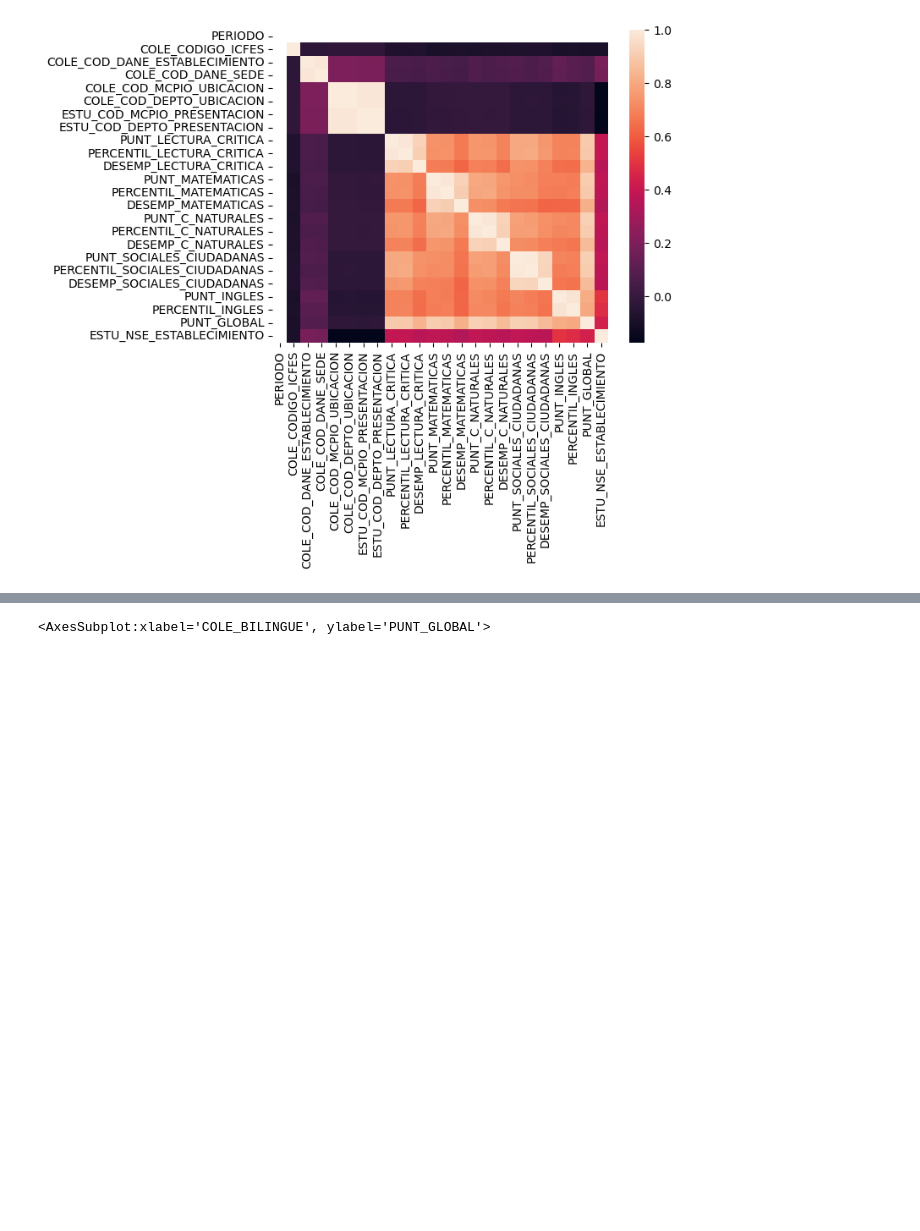
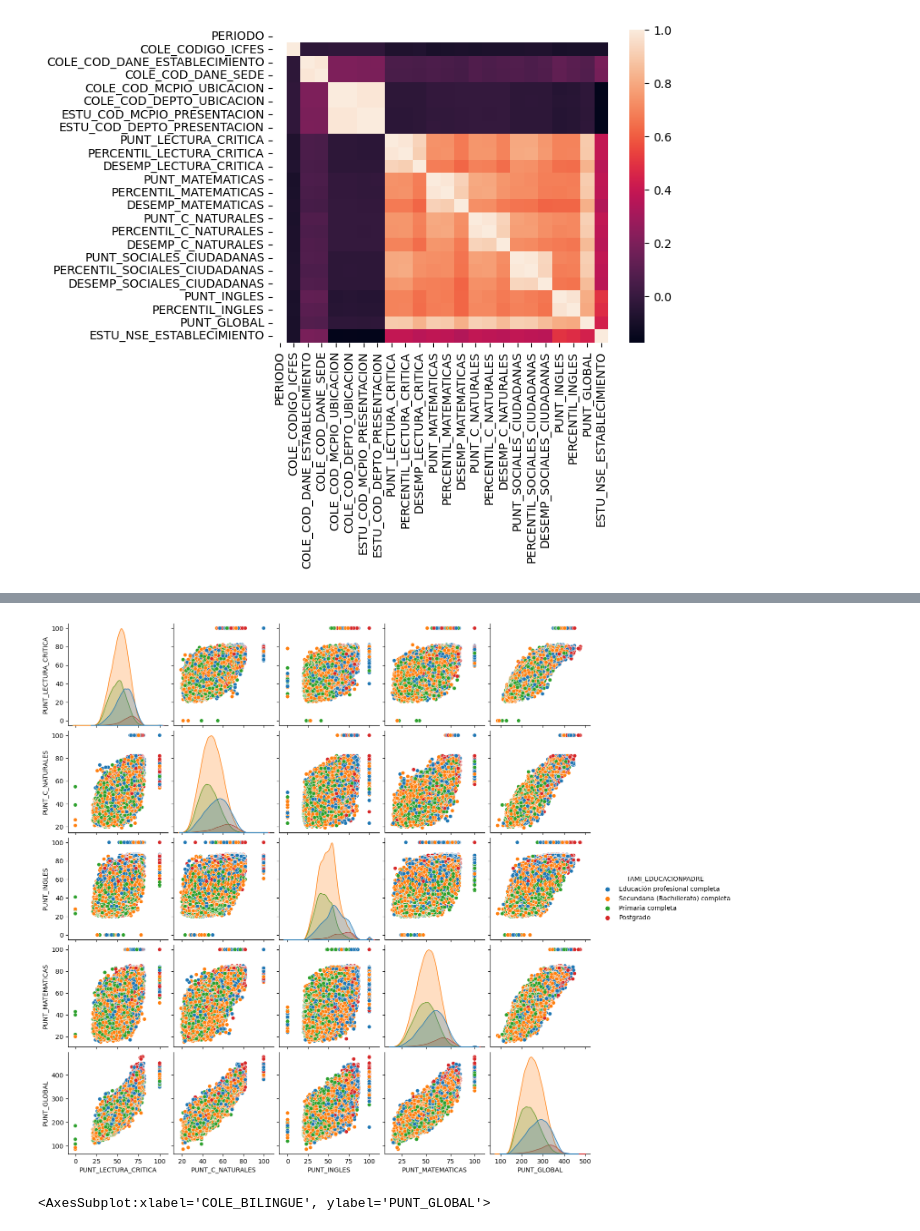
Before and after one commit to afrincon2/Data_Scientist, a Jupyter notebook: DataExplorationIcfes.ipynb, the cells around one changed output, grey strips where cells are left out. Cells and saved outputs as stored; diff of their text form; code cells hidden in the pictures; blank space fills up the shorter version.

```diff
--- a/DataExplorationIcfes.ipynb
+++ b/DataExplorationIcfes.ipynb
@@ -112,3 +112,6 @@ sns.heatmap(corr,
 # %% [output]
 <AxesSubplot:>
 [figure]
+# %%
+analisys=df[(df["FAMI_EDUCACIONPADRE"]=="Secundaria (Bachillerato) completa")|(df["FAMI_EDUCACIONPADRE"]=="Primaria completa")|(df["FAMI_EDUCACIONPADRE"]=="Educación profesional completa")|(df["FAMI_EDUCACIONPADRE"]=="Postgrado")]
+analisys
@@ -115,3 +132,9 @@ sns.heatmap(corr,
+# %%
+analisys=analisys[["FAMI_EDUCACIONPADRE","PUNT_LECTURA_CRITICA","PUNT_C_NATURALES","PUNT_INGLES","PUNT_MATEMATICAS","PUNT_GLOBAL"]]
+sns.pairplot(analisys ,hue="FAMI_EDUCACIONPADRE")
+plt.show()
+# %% [output]
+[figure, added]
 # %%
 plt.rcParams["figure.figsize"] = (5,5)
 sns.boxplot( x = 'COLE_BILINGUE',y = 'PUNT_GLOBAL', width=0.5, data = df)
```
Also changed, not shown: parts of 3 cells of this notebook.
